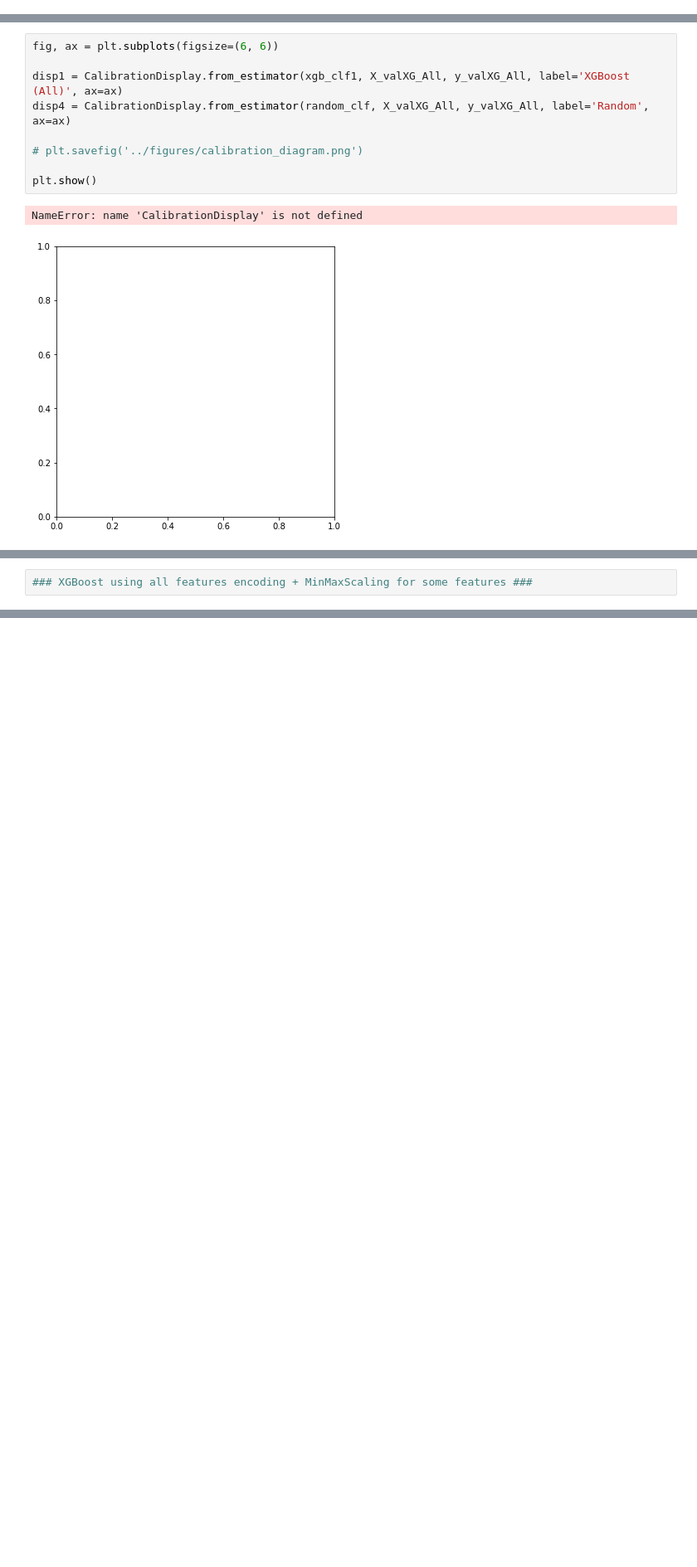
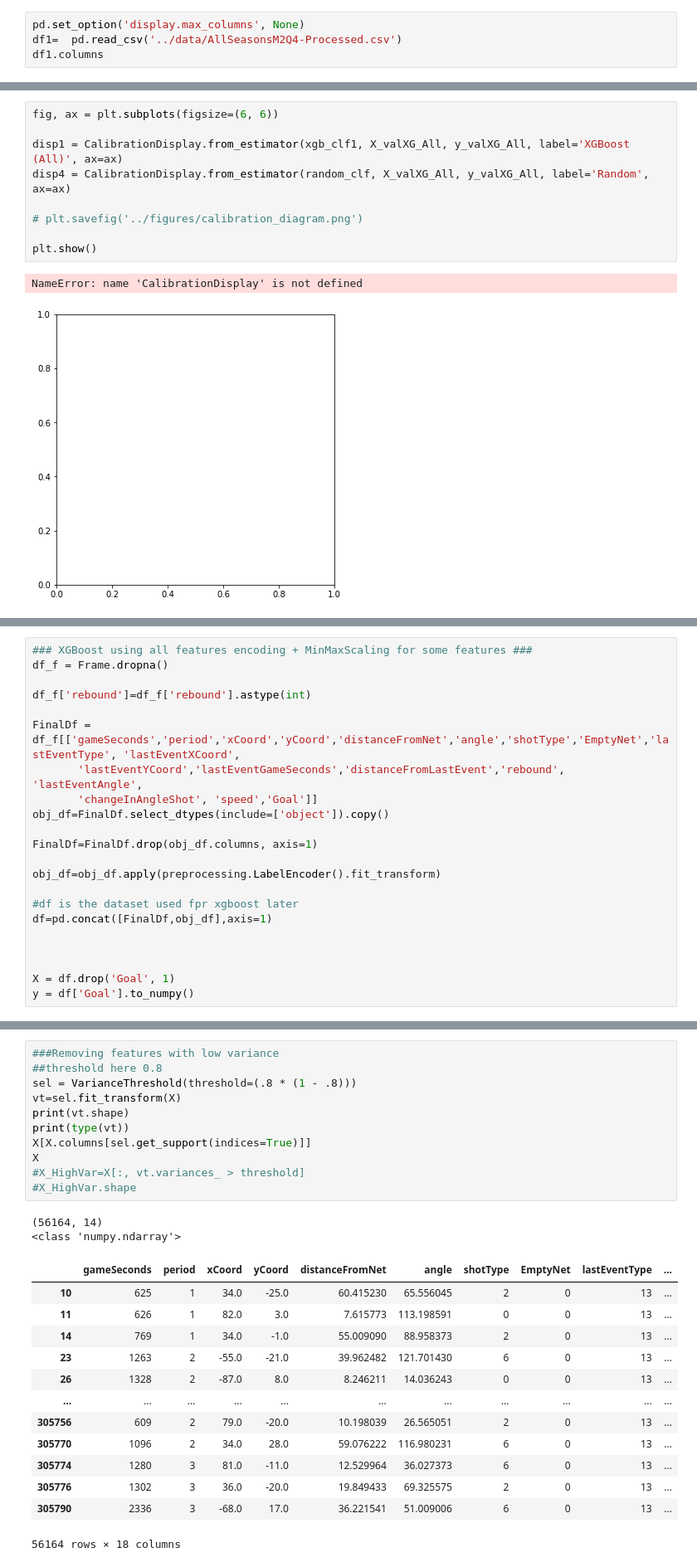
Before and after one commit to sorinmuchi/IFT6758, a Jupyter notebook: notebooks/5-AdvancedModels.ipynb, the cells around one changed output, grey strips where cells are left out. Shown: that part at 83% size. Saved outputs shown, nothing was run; the diff lists cells and outputs as text; blank space fills up the shorter version.

```diff
--- a/notebooks/5-AdvancedModels.ipynb
+++ b/notebooks/5-AdvancedModels.ipynb
@@ -267,3 +250,7 @@ Distance from the last event-
 Rebound (bool): -
 Change in shot angle-
 “Speed”-
+# %%
+pd.set_option('display.max_columns', None)
+df1=  pd.read_csv('../data/AllSeasonsM2Q4-Processed.csv')
+df1.columns
@@ -398,2 +430,22 @@ NameError: name 'CalibrationDisplay' is not defined
 # %%
 ### XGBoost using all features encoding + MinMaxScaling for some features ###
+df_f = Frame.dropna()
+
+df_f['rebound']=df_f['rebound'].astype(int)
+
+FinalDf = df_f[['gameSeconds','period','xCoord','yCoord','distanceFromNet','angle','shotType','EmptyNet','lastEventType', 'lastEventXCoord',
+       'lastEventYCoord','lastEventGameSeconds','distanceFromLastEvent','rebound', 'lastEventAngle',
+       'changeInAngleShot', 'speed','Goal']]
+obj_df=FinalDf.select_dtypes(include=['object']).copy()
+
+FinalDf=FinalDf.drop(obj_df.columns, axis=1)
+
+obj_df=obj_df.apply(preprocessing.LabelEncoder().fit_transform)
+
+#df is the dataset used fpr xgboost later
+df=pd.concat([FinalDf,obj_df],axis=1)
+
+
+
+X = df.drop('Goal', 1)
+y = df['Goal'].to_numpy()
@@ -399,0 +456,27 @@ NameError: name 'CalibrationDisplay' is not defined
+# %%
+###Removing features with low variance
+##threshold here 0.8
+sel = VarianceThreshold(threshold=(.8 * (1 - .8)))
+vt=sel.fit_transform(X)
+print(vt.shape)
+print(type(vt))
+X[X.columns[sel.get_support(indices=True)]]
+X
+#X_HighVar=X[:, vt.variances_ > threshold]
+#X_HighVar.shape
+# %% [output]
+(56164, 14)
+<class 'numpy.ndarray'>
+|  | gameSeconds | period | xCoord | yCoord | distanceFromNet | angle | shotType | EmptyNet | lastEventType | ... |
+| 10 | 625 | 1 | 34.0 | -25.0 | 60.415230 | 65.556045 | 2 | 0 | 13 | ... |
+| 11 | 626 | 1 | 82.0 | 3.0 | 7.615773 | 113.198591 | 0 | 0 | 13 | ... |
+| 14 | 769 | 1 | 34.0 | -1.0 | 55.009090 | 88.958373 | 2 | 0 | 13 | ... |
+| 23 | 1263 | 2 | -55.0 | -21.0 | 39.962482 | 121.701430 | 6 | 0 | 13 | ... |
+| 26 | 1328 | 2 | -87.0 | 8.0 | 8.246211 | 14.036243 | 0 | 0 | 13 | ... |
+| ... | ... | ... | ... | ... | ... | ... | ... | ... | ... | ... |
+| 305756 | 609 | 2 | 79.0 | -20.0 | 10.198039 | 26.565051 | 2 | 0 | 13 | ... |
+| 305770 | 1096 | 2 | 34.0 | 28.0 | 59.076222 | 116.980231 | 6 | 0 | 13 | ... |
+| 305774 | 1280 | 3 | 81.0 | -11.0 | 12.529964 | 36.027373 | 6 | 0 | 13 | ... |
+| 305776 | 1302 | 3 | 36.0 | -20.0 | 19.849433 | 69.325575 | 2 | 0 | 13 | ... |
+| 305790 | 2336 | 3 | -68.0 | 17.0 | 36.221541 | 51.009006 | 6 | 0 | 13 | ... |
+56164 rows × 18 columns
```
Also changed, not shown: parts of 12 cells of this notebook.
